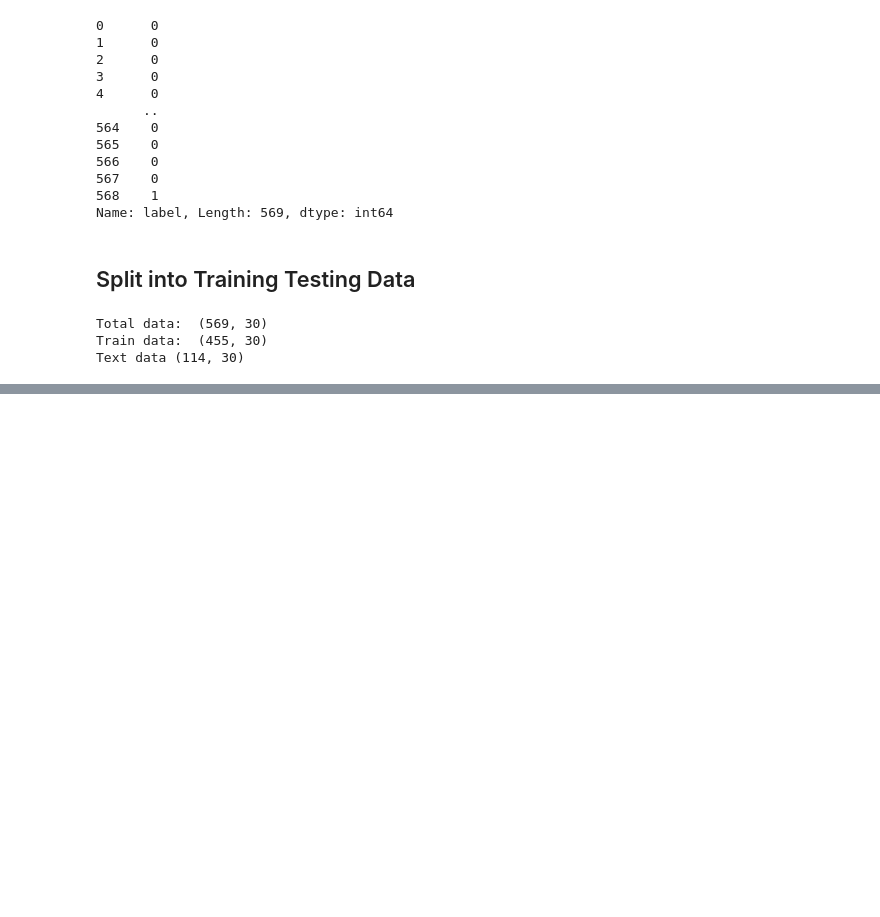
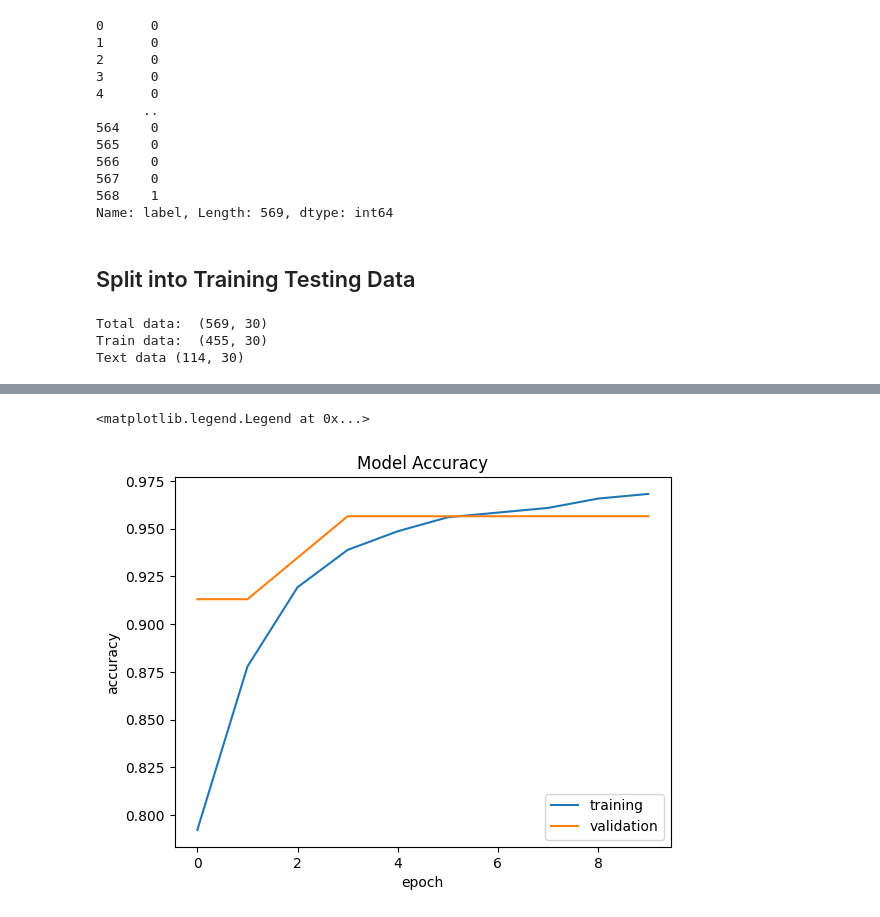
Before and after one commit to justinvaziri/cancer-classification, a Jupyter notebook: Cancer_Classification_Model.ipynb, the cells around one changed output, grey strips where cells are left out. Cells and saved outputs as stored; diff of their text form; code cells hidden in the pictures; blank space fills up the shorter version.

Commit message:
Implemented neural network. Tested accuracy of the model.

```diff
--- a/Cancer_Classification_Model.ipynb
+++ b/Cancer_Classification_Model.ipynb
@@ -214,0 +221,17 @@ Text data (114, 30)
+# %%
+# setup layers of neural network
+model = keras.Sequential([
+    keras.layers.Flatten(input_shape = (30,)),
+    keras.layers.Dense(20, activation = 'relu'),
+    keras.layers.Dense(2, activation = "sigmoid")
+])
+# %%
+# compile the neural network
+
+model.compile(optimizer = "adam",
+              loss = "sparse_categorical_crossentropy",
+              metrics = ["accuracy"])
+# %%
+# train the neural network
+
+history = model.fit(X_train, Y_train, validation_split = 0.1, epochs = 10)
@@ -214,0 +259,12 @@ Text data (114, 30)
+# %%
+plt.plot(history.history["accuracy"])
+plt.plot(history.history["val_accuracy"])
+
+plt.title("Model Accuracy")
+plt.ylabel("accuracy")
+plt.xlabel("epoch")
+
+plt.legend(["training", "validation"], loc = "lower right")
+# %% [output]
+<matplotlib.legend.Legend at 0x...>
+[figure, added]
```
Also changed, not shown: parts of 13 cells of this notebook.
